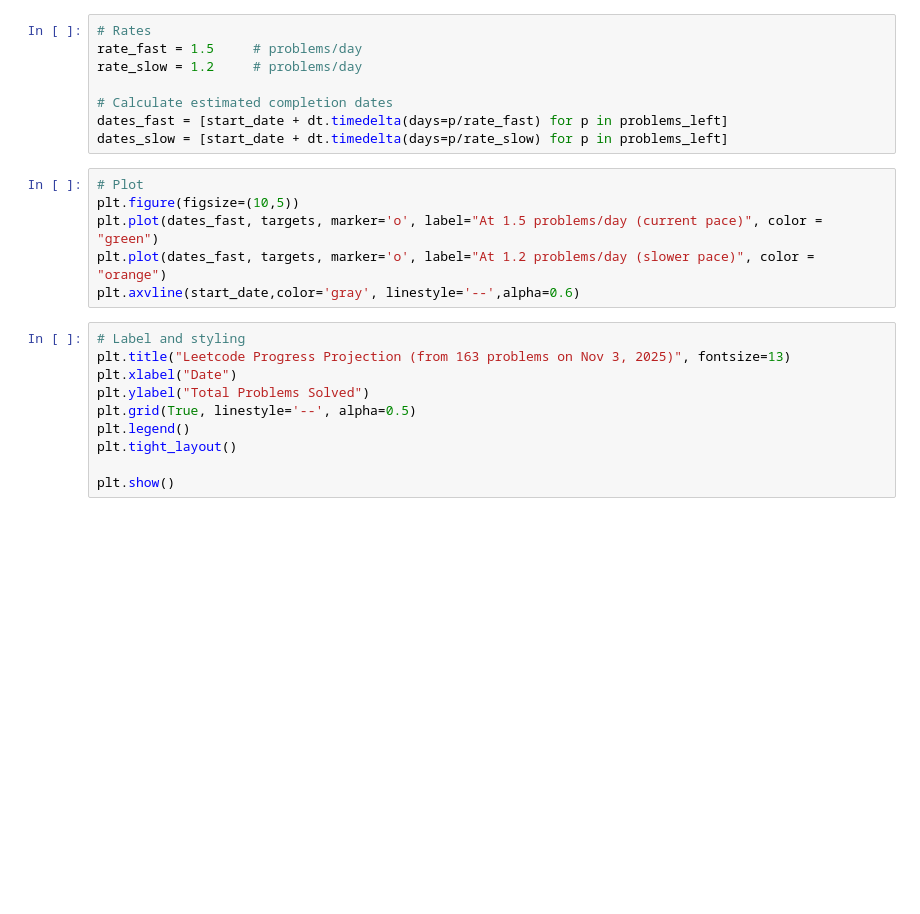
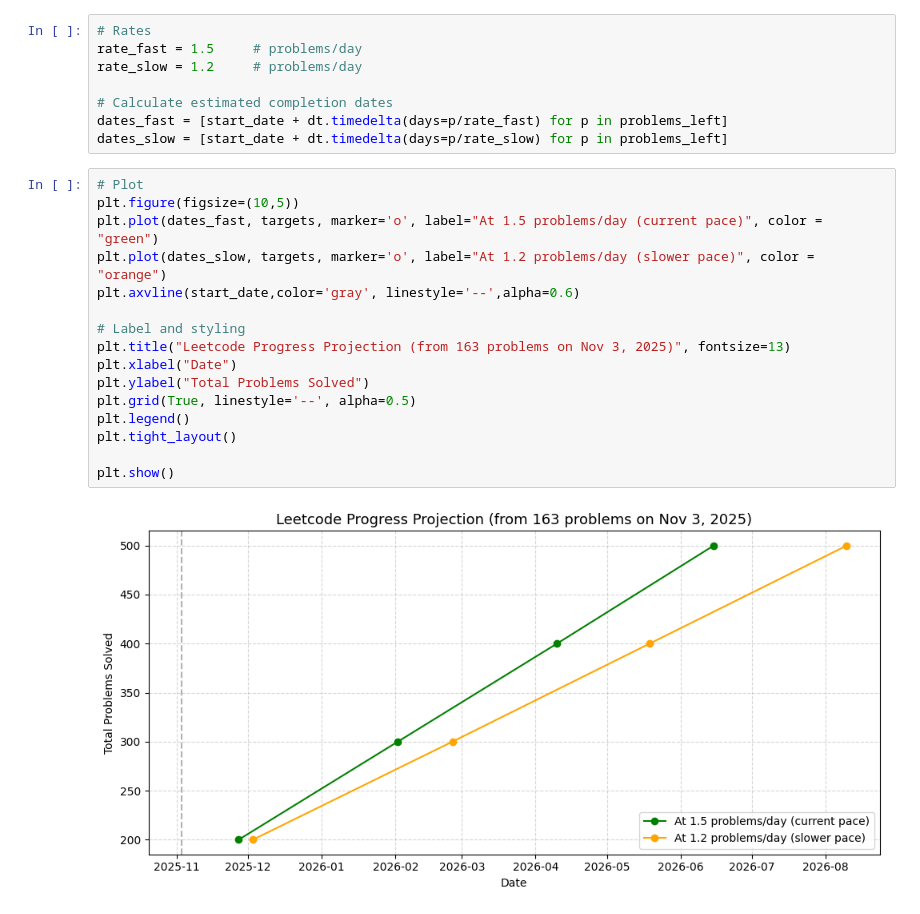
Before and after one commit to AbhishekMankame/CP_for_begineers, a Jupyter notebook: basic-concepts/some unwanted stuffs/progress_chart.ipynb, the cells around one changed output. Drawn from its saved outputs; the diff is of its cells as text; blank space fills up the shorter version.

Commit message:
graph update

```diff
--- a/basic-concepts/some unwanted stuffs/progress_chart.ipynb
+++ b/basic-concepts/some unwanted stuffs/progress_chart.ipynb
@@ -21,16 +21,18 @@ dates_slow = [start_date + dt.timedelta(days=p/rate_slow) for p in problems_left
 # %%
 # Plot
 plt.figure(figsize=(10,5))
 plt.plot(dates_fast, targets, marker='o', label="At 1.5 problems/day (current pace)", color = "green")
-plt.plot(dates_fast, targets, marker='o', label="At 1.2 problems/day (slower pace)", color = "orange")
+plt.plot(dates_slow, targets, marker='o', label="At 1.2 problems/day (slower pace)", color = "orange")
 plt.axvline(start_date,color='gray', linestyle='--',alpha=0.6)
+
+# Label and styling
+plt.title("Leetcode Progress Projection (from 163 problems on Nov 3, 2025)", fontsize=13)
+plt.xlabel("Date")
+plt.ylabel("Total Problems Solved")
+plt.grid(True, linestyle='--', alpha=0.5)
+plt.legend()
+plt.tight_layout()
+
+plt.show()
+# %% [output]
+[figure, added]
-# %%
-# Label and styling
-plt.title("Leetcode Progress Projection (from 163 problems on Nov 3, 2025)", fontsize=13)
-plt.xlabel("Date")
-plt.ylabel("Total Problems Solved")
-plt.grid(True, linestyle='--', alpha=0.5)
-plt.legend()
-plt.tight_layout()
-
-plt.show()
```
Also changed, not shown: parts of 1 cell of this notebook.
